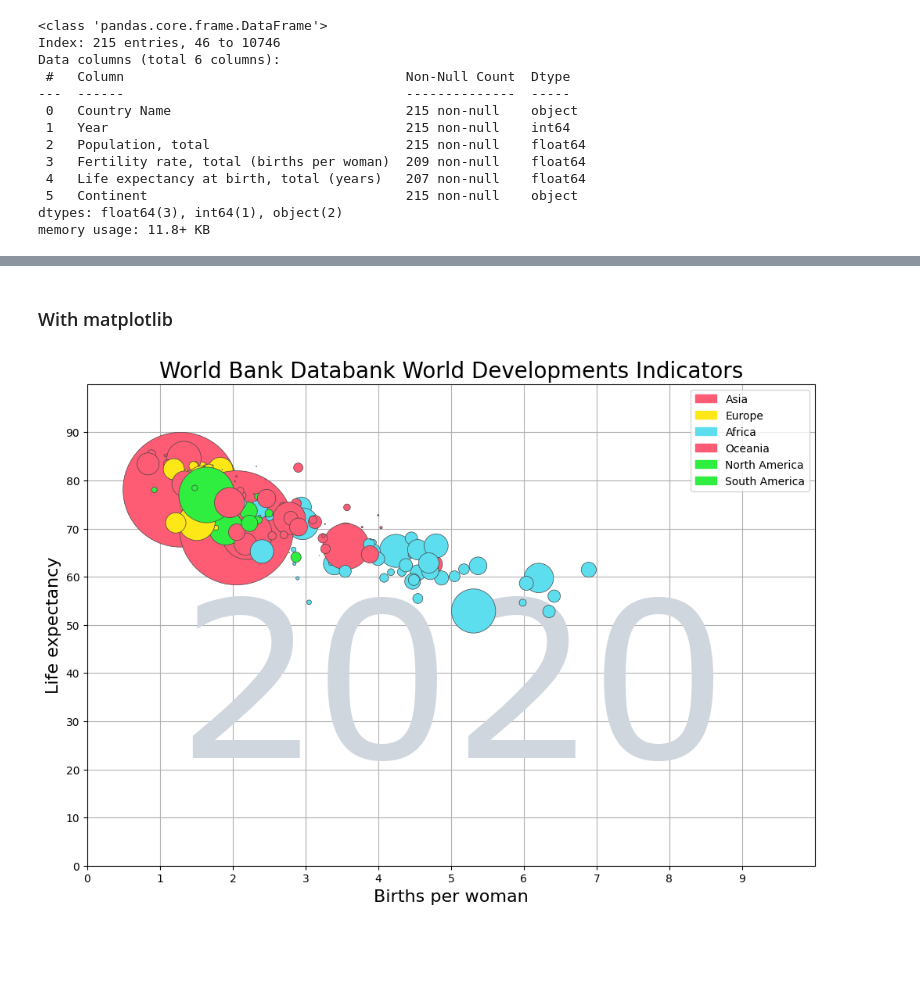
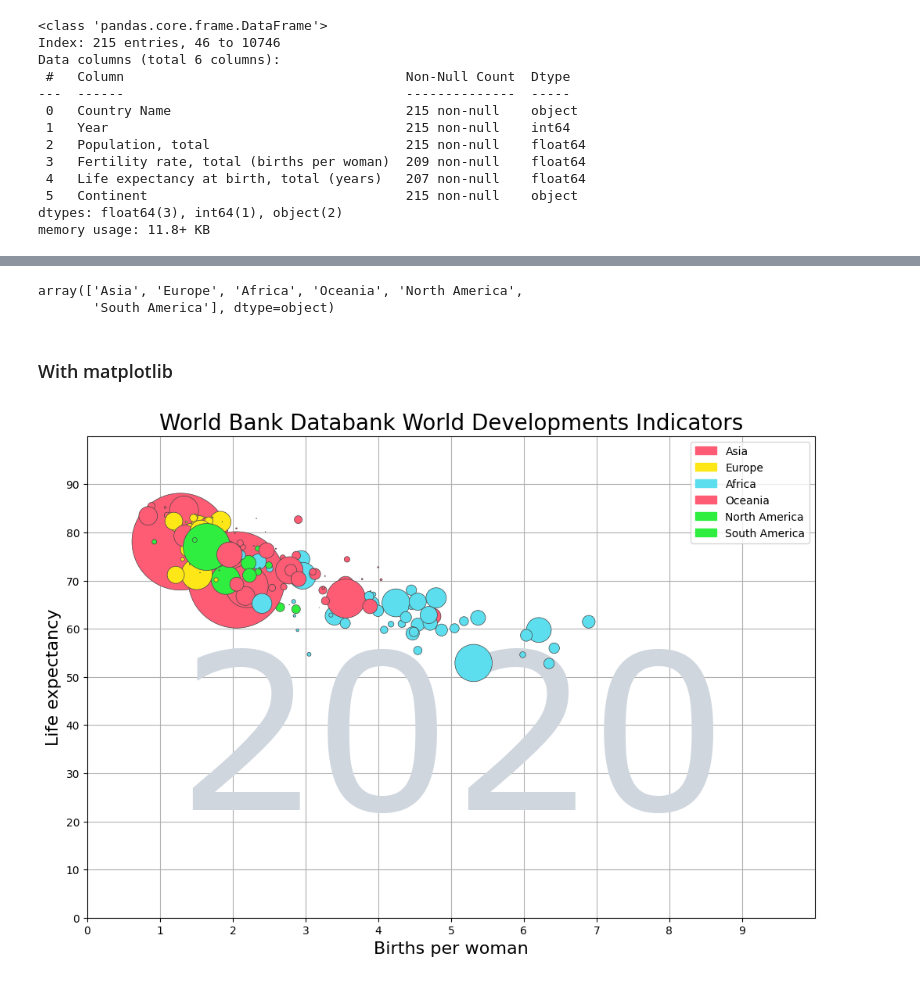
Before and after one commit to get-to-work-together/Python-Data-Analyse-Defensie, a Jupyter notebook: Training 2025-02/gapminder.ipynb, the cells around one changed output, grey strips where cells are left out. Drawn from its saved outputs; the diff is of its cells as text; code cells hidden in the pictures; blank space fills up the shorter version.

```diff
--- a/Training 2025-02/gapminder.ipynb
+++ b/Training 2025-02/gapminder.ipynb
@@ -68,3 +53,8 @@ plt.show()
+# %%
+df_year['Continent'].unique()
+# %% [output]
+array(['Asia', 'Europe', 'Africa', 'Oceania', 'North America',
+       'South America'], dtype=object)
 # %% [markdown]
 ### With matplotlib
 # %%
@@ -73,41 +63,49 @@ yellow = '#fee717'
 red = '#fe5c75'
 blue = '#5cdeee'
 
-continent_colors = dict(zip(df_year['Continent'].unique(), [red, yellow, blue, red, green, green]))
+continent_colors = {
+        'Asia': red,
+        'Europe': yellow,
+        'Africa': blue,
+        'Oceania': red,
+        'North America': green,
+        'South America': green,
+}
+
 colors = df_year['Continent'].replace(continent_colors).values
 
-scale_factor = 10000 / 1262645000.0
+scale_factor = 8000 / df['Population, total'].max()
 sizes = df_year['Population, total'].values * scale_factor
 
 fig, ax = plt.subplots(figsize=(12, 8))
 
 ax.scatter('Fertility rate, total (births per woman)',
            'Life expectancy at birth, total (years)',
            data = df_year,
            c = colors,
            s = sizes,
            edgecolor = '#444',
            linewidth = 0.5,
            zorder= 10,
            label = None)
 
 ax.set_title('World Bank Databank World Developments Indicators', fontsize=20)
 ax.set_xlim(0, 10)
 ax.set_ylim(0, 100)
 ax.set_xticks(range(0, 10))
 ax.set_yticks(range(0, 100, 10))
 ax.set_xlabel('Births per woman', fontsize=16)
 ax.set_ylabel('Life expectancy', fontsize=16)
 ax.text(0.5, 0.35, str(year),
         transform=ax.transAxes,
         horizontalalignment='center', verticalalignment='center',
         fontfamily='verdana', fontsize=200, color='#cfd6de')
 ax.grid()
 ax.set_axisbelow(True)
 patches = [mpatches.Patch(color=color, label=continent) for continent, color in continent_colors.items()]
 ax.legend(handles=patches)
 
 fig.savefig('gapminder.png')
 plt.show()
 # %% [output]
-[figure, old version]
+[figure, new version]
```
Also changed, not shown: parts of 5 cells of this notebook, 1 other file.
